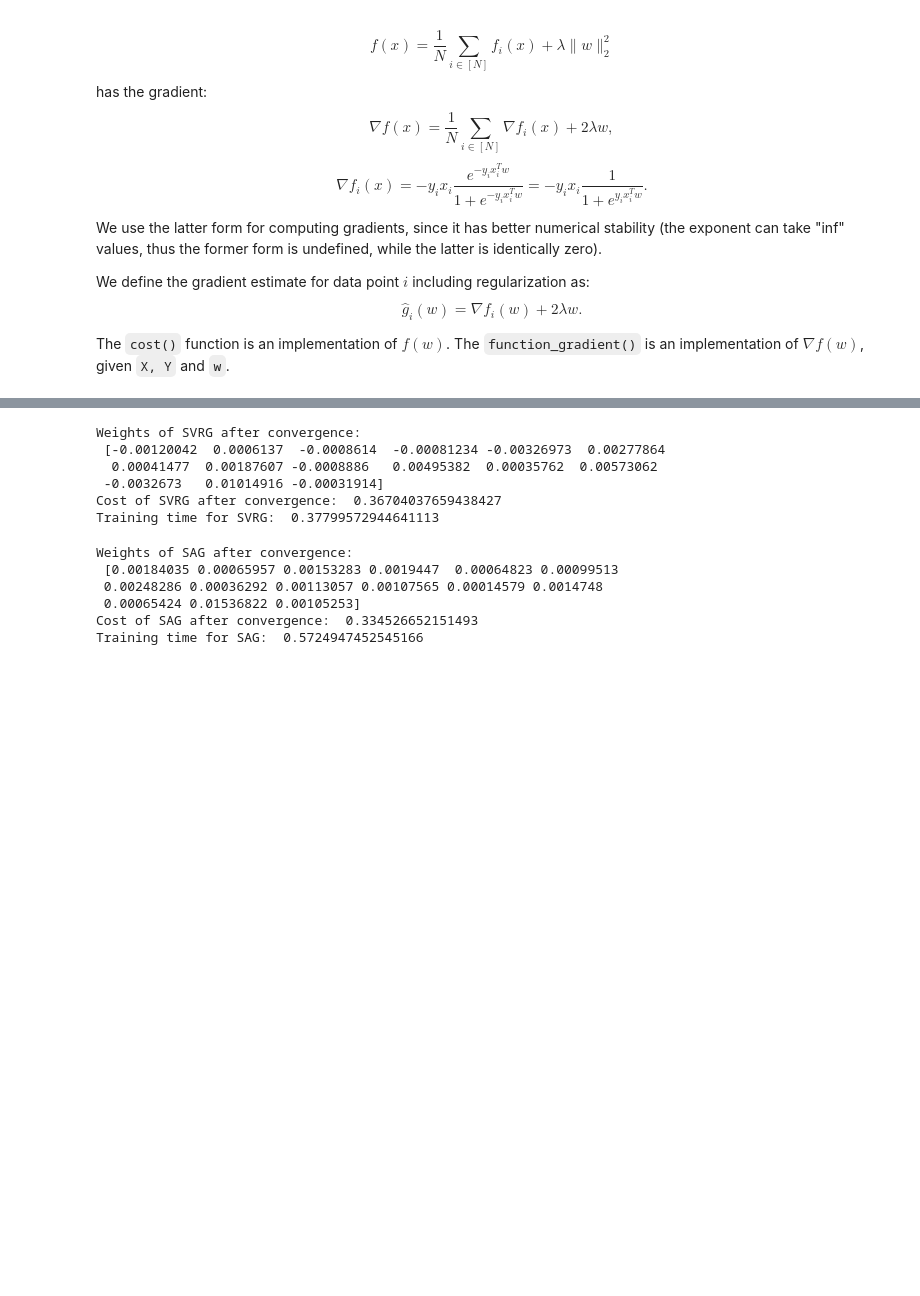
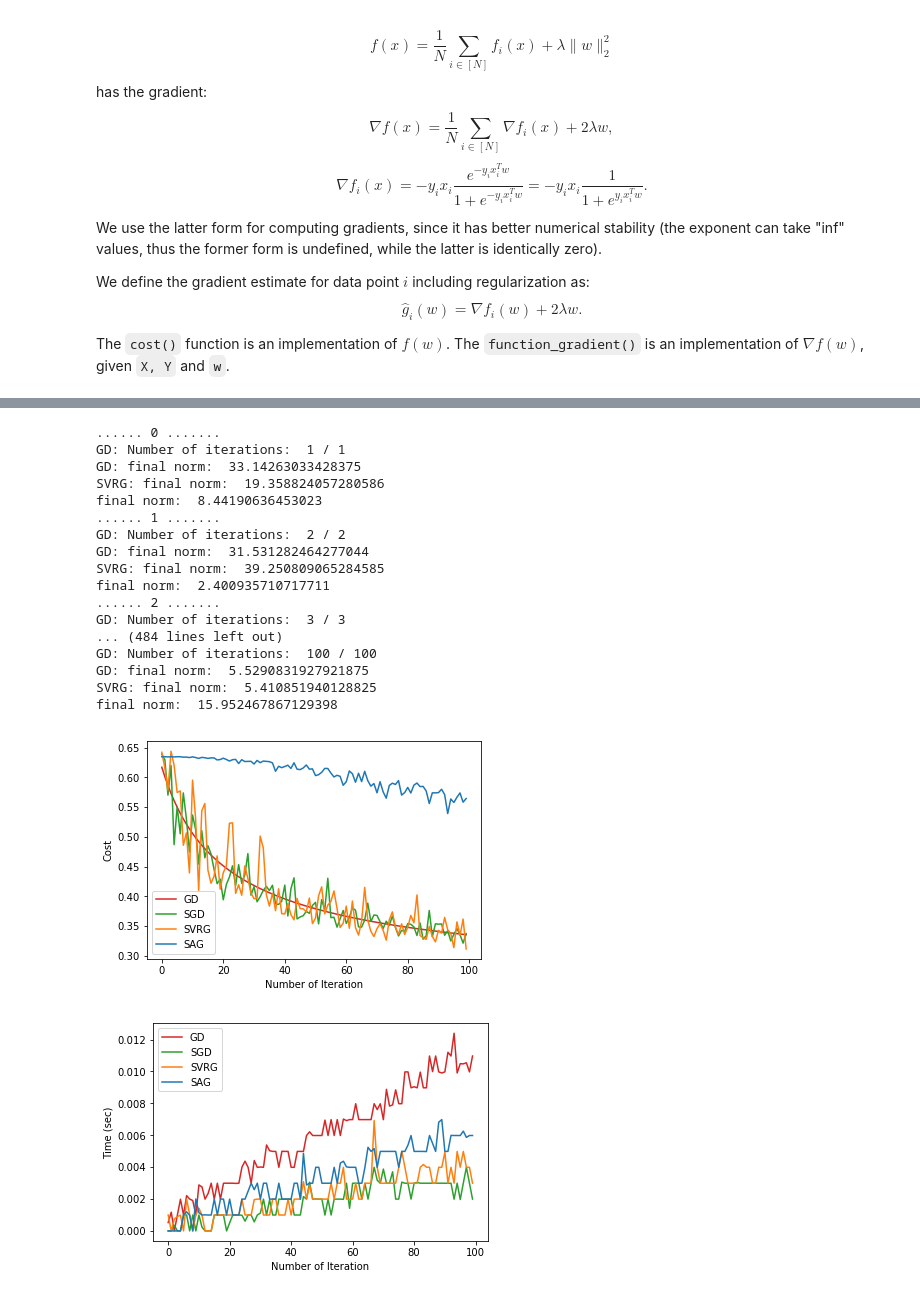
Before and after one commit to hellkvist/EP3260-MLoNs-2020-MH, a Jupyter notebook: Computer-Assignments/CA-G2-2.ipynb, the cells around one changed output, grey strips where cells are left out. Drawn from its saved outputs; the diff is of its cells as text; code cells hidden in the pictures; blank space fills up the shorter version.

```diff
--- a/Computer-Assignments/CA-G2-2.ipynb
+++ b/Computer-Assignments/CA-G2-2.ipynb
@@ -260,21 +268,8 @@ epsilon = 0.000001 # change the value
 # %%
 y = Y_train
 x = X_train
-print(x.shape)
-print(y.shape)
-N, D = x.shape
-w = np.random.rand(D,1)*0.1  # Initialization of w
-
-# smoothness and convexity
-L = find_smoothness(x, y, lambda_)
-print("L", L)
-alpha = 1/(16*L)
-
-eigs, _ = np.linalg.eig((y * x).T @ (y * x))
-eig_max = np.max(eigs)
-L_eig = eig_max/4/N
-print("eigmax", eig_max/4/N)
-print("alpha: ", alpha)
-print(1/L)
-print(1/L_eig)
+print("x: ", x.shape)
+print("y: ", y.shape)
+N, d = x.shape
+w = np.random.rand(d,1)*0.1  # Initialization of w
 # %% [output]
@@ -335,15 +319,8 @@ end = time.time()
 print("\nWeights of SVRG after convergence: \n", svrg.flatten())
 
 cost_value = cost(X_test, Y_test, svrg, lambda_)
-print("Cost of SVRG after convergence: ", cost_value[0,0])
+print("Cost of SVRG after convergence: ", cost_value)
 print("Training time for SVRG: ", end-start)
-# %% [output]
-Weights of SVRG after convergence:
- [-0.00120042  0.0006137  -0.0008614  -0.00081234 -0.00326973  0.00277864
-  0.00041477  0.00187607 -0.0008886   0.00495382  0.00035762  0.00573062
- -0.0032673   0.01014916 -0.00031914]
-Cost of SVRG after convergence:  0.36704037659438427
-Training time for SVRG:  0.37799572944641113
 # %%
 #-------------------- SAG Solver -----------------------
 num_iters = 10000 # change the value
@@ -353,21 +330,14 @@ end = time.time()
 print("Weights of SAG after convergence: \n", sag.flatten())
 
 cost_value = cost(X_test, Y_test, sag, lambda_)
-print("Cost of SAG after convergence: ", cost_value[0,0])
+print("Cost of SAG after convergence: ", cost_value)
 print("Training time for SAG: ", end-start)
-# %% [output]
-Weights of SAG after convergence:
- [0.00184035 0.00065957 0.00153283 0.0019447  0.00064823 0.00099513
- 0.00248286 0.00036292 0.00113057 0.00107565 0.00014579 0.0014748
- 0.00065424 0.01536822 0.00105253]
-Cost of SAG after convergence:  0.334526652151493
-Training time for SAG:  0.5724947452545166
 # %%
 ## Executing the iterations and plot the cost function here:
 I_max = 100
 ti= np.zeros((I_max,4))
 cost_= np.zeros((I_max,4))
-w = np.random.rand(D,1)*0.01
+w = np.random.rand(d,1)*0.01
 for i in range(I_max):
     print("......",i,".......")
     #--------------GD-------------------
@@ -406,32 +376,52 @@ for i in range(I_max):
 
     ti[i,3] = end-start
 
     #------------------------------------
 
     ## Pl the results:
 
 
 l0 = plt.plot(cost_[:,0],color="C3")
 l1 = plt.plot(cost_[:,1],color="C2")
 l2 = plt.plot(cost_[:,2],color="C1")
 l3 = plt.plot(cost_[:,3],color="C0")
 # complete other plots here:
 
 
 plt.xlabel("Number of Iteration")
 plt.ylabel("Cost")
 plt.legend(['GD', 'SGD', 'SVRG', 'SAG'])
 plt.show()
 
 l0 = plt.plot(ti[:,0],color="C3")
 l1 = plt.plot(ti[:,1],color="C2")
 l2 = plt.plot(ti[:,2],color="C1")
 l3 = plt.plot(ti[:,3],color="C0")
 # complete other plots here:
 
 plt.xlabel("Number of Iteration")
 plt.ylabel("Time (sec)")
 plt.legend(['GD', 'SGD', 'SVRG', 'SAG'])
 plt.show()
+# %% [output]
+...... 0 .......
+GD: Number of iterations:  1 / 1
+GD: final norm:  33.14263033428375
+SVRG: final norm:  19.358824057280586
+final norm:  8.44190636453023
+...... 1 .......
+GD: Number of iterations:  2 / 2
+GD: final norm:  31.531282464277044
+SVRG: final norm:  39.250809065284585
+final norm:  2.400935710717711
+...... 2 .......
+GD: Number of iterations:  3 / 3
+... (484 lines left out)
+GD: Number of iterations:  100 / 100
+GD: final norm:  5.5290831927921875
+SVRG: final norm:  5.410851940128825
+final norm:  15.952467867129398
+[figure, added]
+[figure, added]
 # %%
 ## Executing the iterations and plot the cost function here:
```
Also changed, not shown: parts of 13 cells of this notebook.
